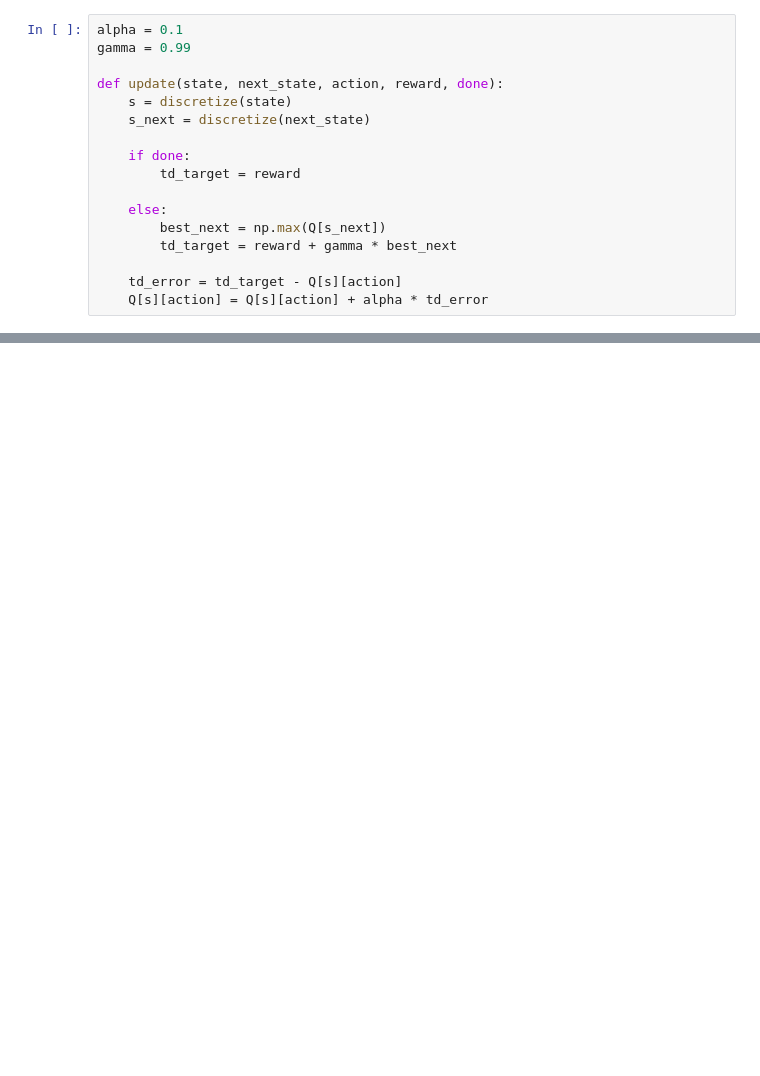
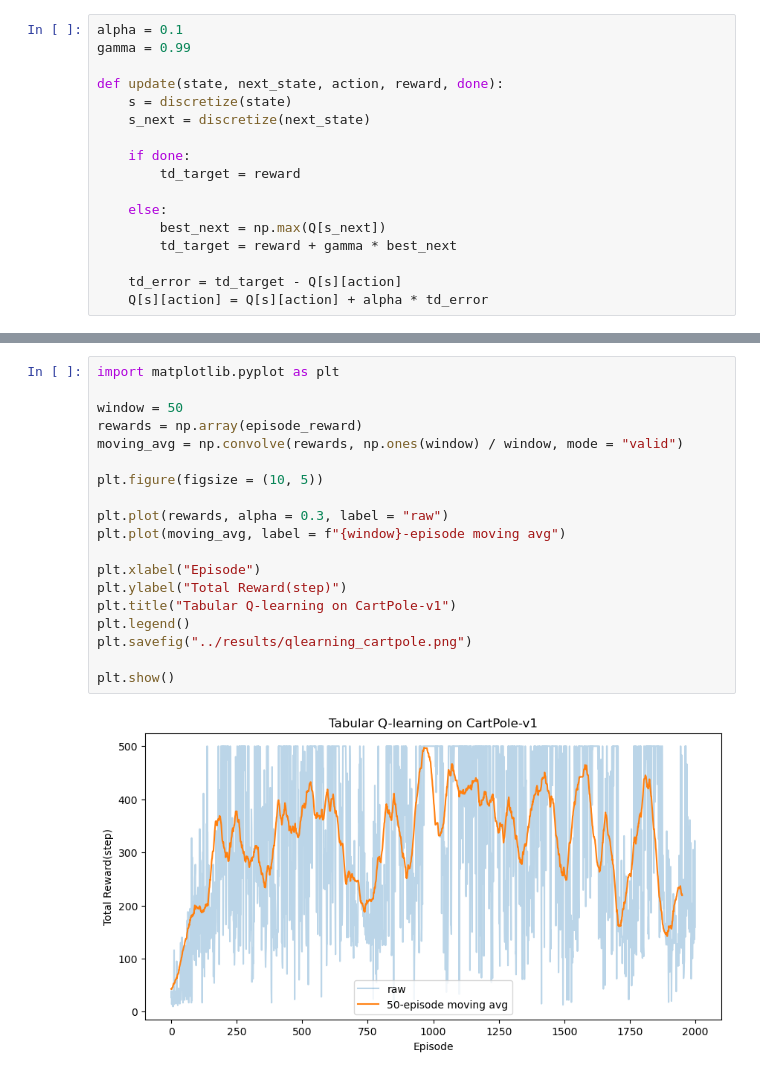
Before and after one commit to caihongyu-rl/cartpole-to-dqn-reinforcement-learning, a Jupyter notebook: notebooks/01_rl_basics.ipynb, the cells around one changed output, grey strips where cells are left out. Saved outputs shown, nothing was run; the diff lists cells and outputs as text; blank space fills up the shorter version.

Commit message:
reorganize notebook with section headers and add learning curve plot

```diff
--- a/notebooks/01_rl_basics.ipynb
+++ b/notebooks/01_rl_basics.ipynb
@@ -343,0 +425,21 @@ Episode 1900, epsilon 0.050, reward 154.0
+# %%
+import matplotlib.pyplot as plt
+
+window = 50
+rewards = np.array(episode_reward)
+moving_avg = np.convolve(rewards, np.ones(window) / window, mode = "valid")
+
+plt.figure(figsize = (10, 5))
+
+plt.plot(rewards, alpha = 0.3, label = "raw")
+plt.plot(moving_avg, label = f"{window}-episode moving avg")
+
+plt.xlabel("Episode")
+plt.ylabel("Total Reward(step)")
+plt.title("Tabular Q-learning on CartPole-v1")
+plt.legend()
+plt.savefig("../results/qlearning_cartpole.png")
+
+plt.show()
+# %% [output]
+[figure, added]
```
Also changed, not shown: parts of 23 cells of this notebook, 1 other file.
